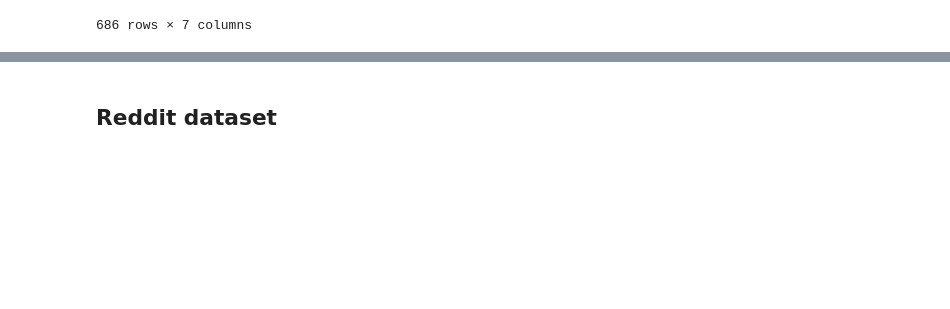
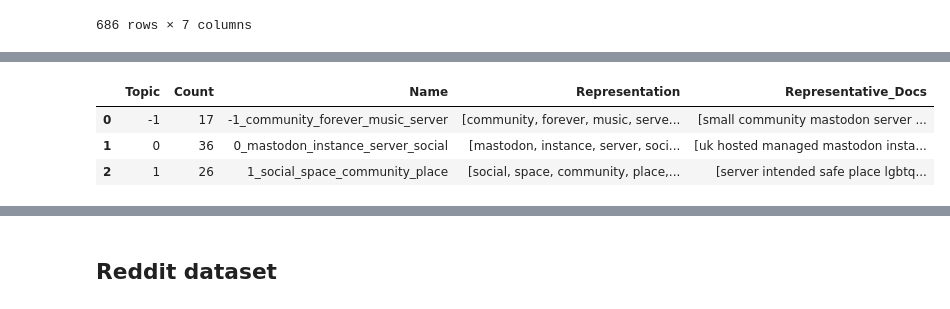
Before and after one commit to fht-epfl/socialmedia_project, a Jupyter notebook: analysis/NLP_analysis_rules.ipynb, the cells around one changed output, grey strips where cells are left out. Saved outputs shown, nothing was run; the diff lists cells and outputs as text; code cells hidden in the pictures; blank space fills up the shorter version.

```diff
--- a/analysis/NLP_analysis_rules.ipynb
+++ b/analysis/NLP_analysis_rules.ipynb
@@ -544,0 +605,14 @@ Exporting server clusters to 'server_clusters.csv'...
+# %%
+from hdbscan import HDBSCAN
+from umap import UMAP
+
+umap_model = UMAP(n_components=5)
+hdbscan_model = HDBSCAN(min_cluster_size=2)
+topic_model_descr = BERTopic()#nr_topics=5)#, hdbscan_model=hdbscan_model)
+topic_model_descr.fit(mastodon_serv_descr['description'])
+topic_model_descr.get_topic_info()
+# %% [output]
+|  | Topic | Count | Name | Representation | Representative_Docs |
+| 0 | -1 | 17 | -1_community_forever_music_server | [community, forever, music, serve... | [small community mastodon server ... |
+| 1 | 0 | 36 | 0_mastodon_instance_server_social | [mastodon, instance, server, soci... | [uk hosted managed mastodon insta... |
+| 2 | 1 | 26 | 1_social_space_community_place | [social, space, community, place,... | [server intended safe place lgbtq... |
```
Also changed, not shown: parts of 23 cells of this notebook, 1 other file.
